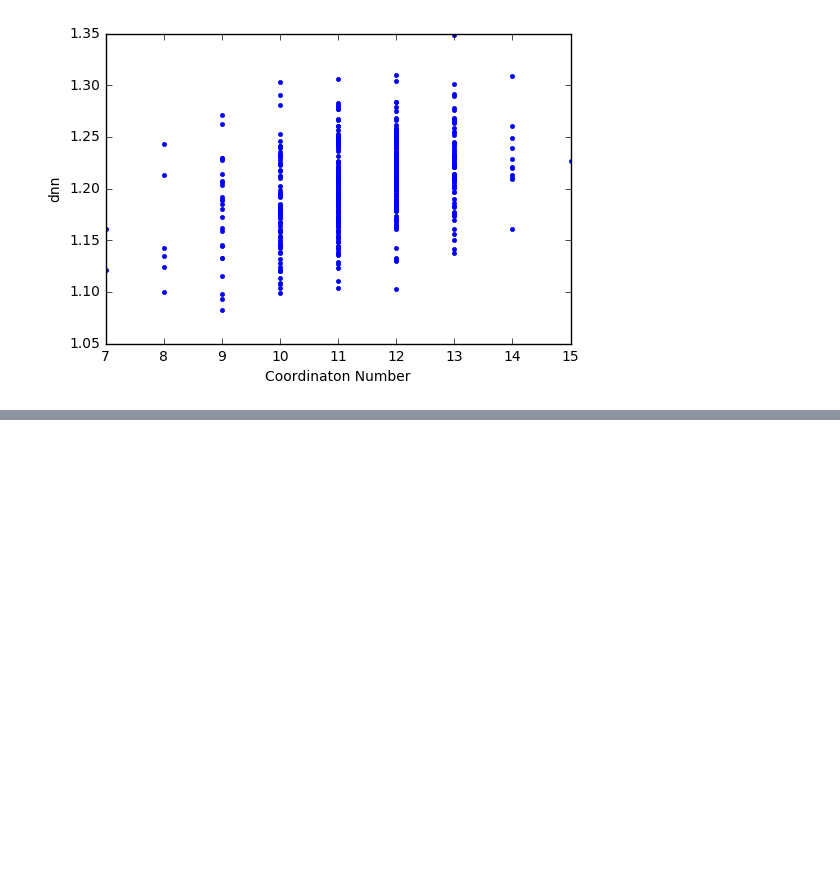
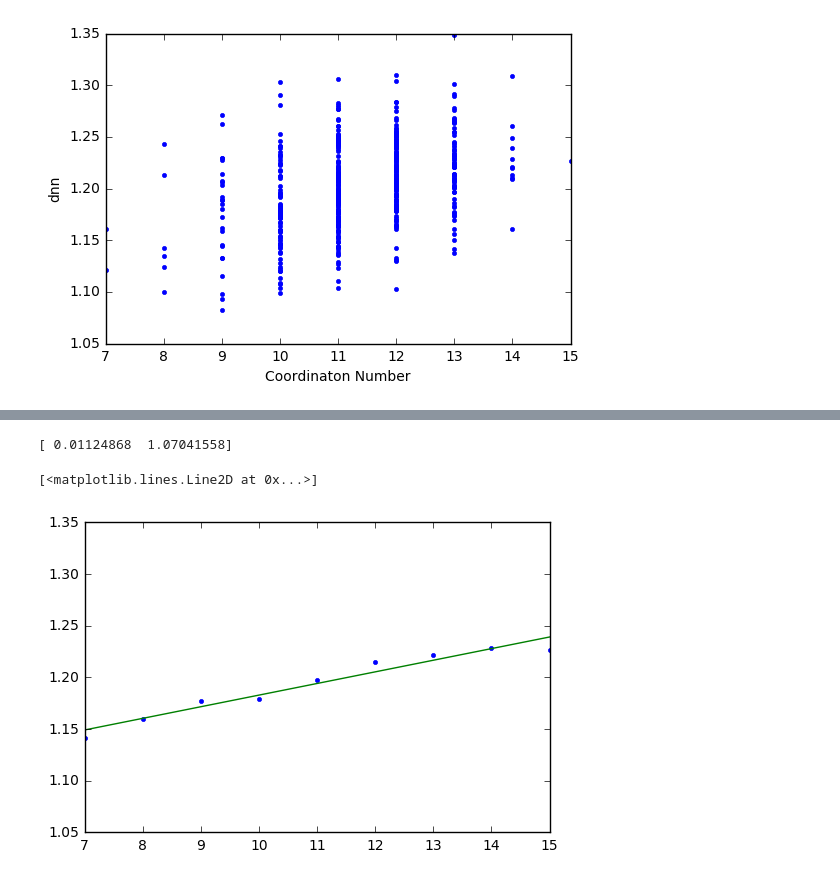
Before and after one commit to AriJoi/Atomic-Bonding, a Jupyter notebook: Local_structure_analysis.ipynb, the cells around one changed output, grey strips where cells are left out. Drawn from its saved outputs; the diff is of its cells as text; code cells hidden in the pictures; blank space fills up the shorter version.

```diff
--- a/Local_structure_analysis.ipynb
+++ b/Local_structure_analysis.ipynb
@@ -368,0 +386,13 @@ plt.ylim(1.05,1.35)
+# %%
+plt.plot(CN_a, nndist_stats_avg_a,'.')
+plt.ylim(1.05,1.35)
+
+coef=np.polyfit(CN_a, nndist_stats_avg_a,1)
+ymod=np.polyval(coef,CN_a)
+print(coef)
+
+plt.plot(np.unique(CN_a), np.poly1d(np.polyfit(CN_a, nndist_stats_avg_a, 1))(np.unique(CN_a)))
+# %% [output]
+[ 0.01124868  1.07041558]
+[<matplotlib.lines.Line2D at 0x...>]
+[figure, added]
```
Also changed, not shown: parts of 6 cells of this notebook.
